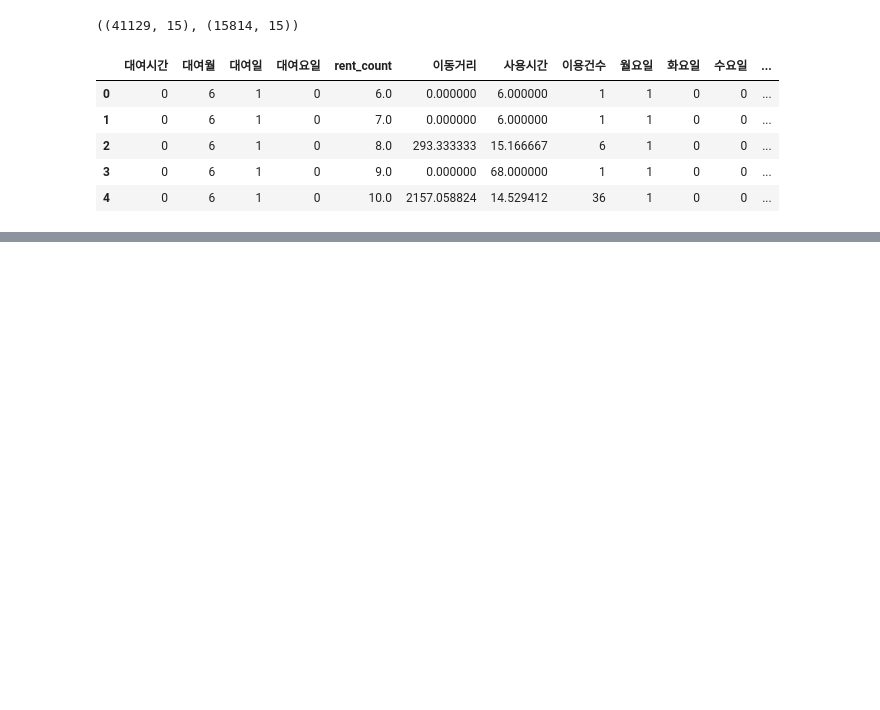
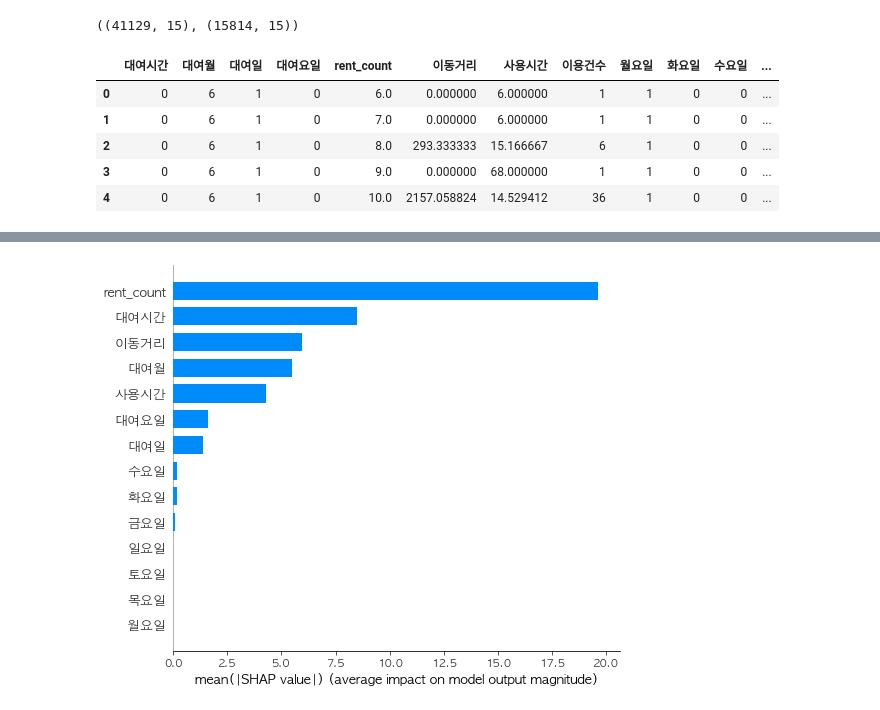
Before and after one commit to Markers/SC2_project, a Jupyter notebook: Src/time_rent.ipynb, the cells around one changed output, grey strips where cells are left out. Cells and saved outputs as stored; diff of their text form; code cells hidden in the pictures; blank space fills up the shorter version.

```diff
--- a/Src/time_rent.ipynb
+++ b/Src/time_rent.ipynb
@@ -886,0 +1091,4 @@ for model_name, model in models:
+# %%
+shap.summary_plot(shap_values, X_test.iloc[:15000], plot_type="bar")
+# %% [output]
+[figure, added]
```
Also changed, not shown: parts of 20 cells of this notebook.
